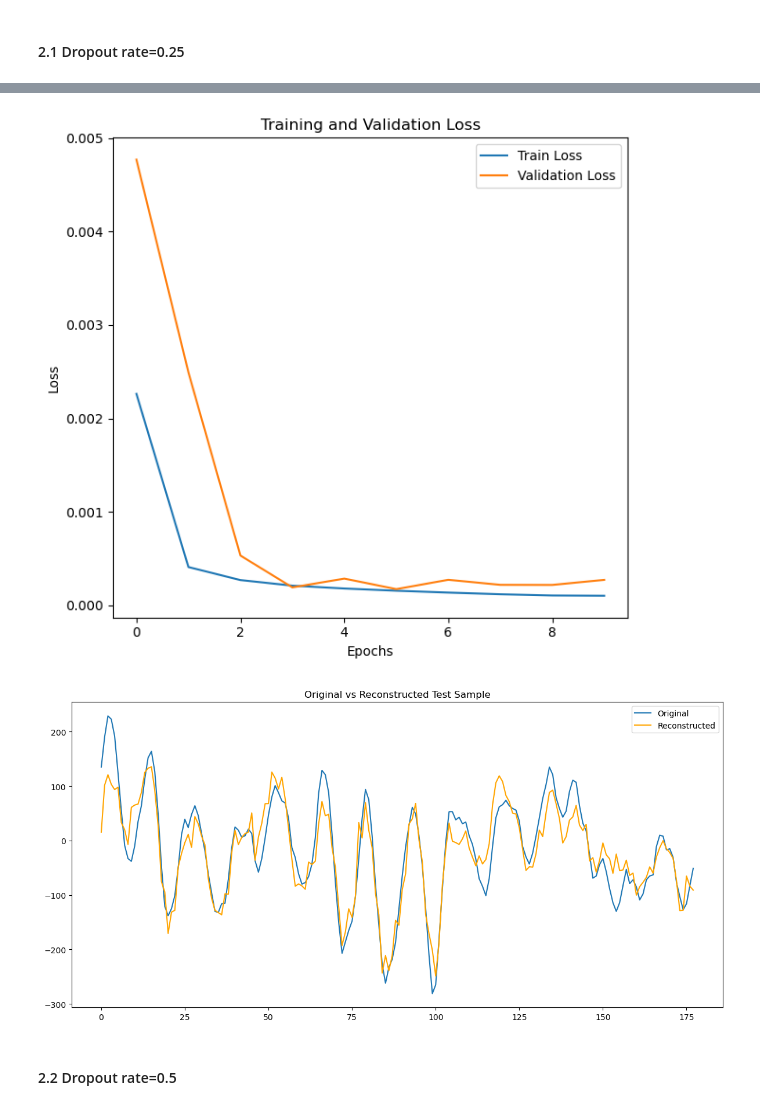
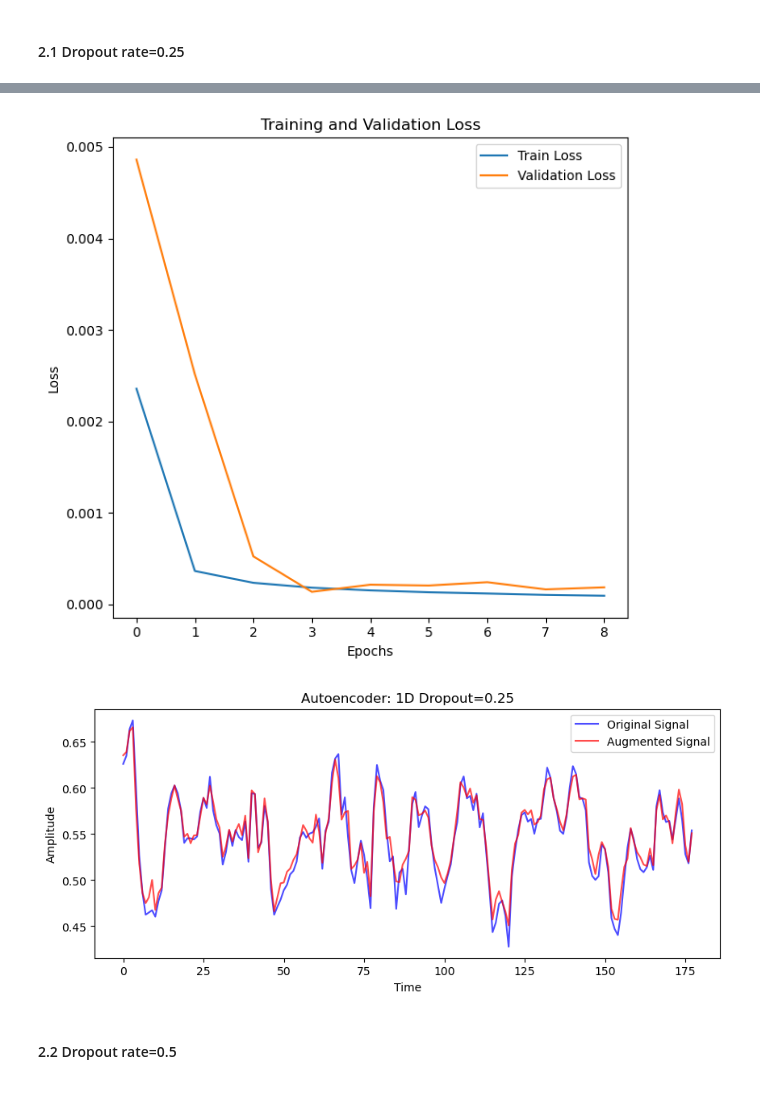
Before and after one commit to Accenture-Northwestern-Capstone/clinical, a Jupyter notebook: data_augmentation/autoencoder.ipynb, the cells around one changed output, grey strips where cells are left out. Drawn from its saved outputs; the diff is of its cells as text; code cells hidden in the pictures.

Commit message:
modify data_augmentation_pipeline; vae

```diff
--- a/data_augmentation/autoencoder.ipynb
+++ b/data_augmentation/autoencoder.ipynb
@@ -45,7 +54,7 @@ Using device: /device:GPU:0
 # %%
 # Model architecture
 
-def InceptionNucleus(input_layer, filters, one_d_dropout_rate=0):
+def InceptionNucleusEncoder(input_layer, filters, one_d_dropout_rate=0):
     branches = []
     for f in filters:
         x = Conv1D(filters=32, kernel_size=f, padding='same', activation='relu')(input_layer)
@@ -64,11 +73,15 @@ def InceptionNucleusTranspose(input_layer, filters):
     return output
 
 def create_eeg_autoencoder(one_d_dropout_rate=0, two_d_dropout_rate=0):
+    ## input size: (batch_size, 178, 1) or (178, 1)
+    ## Output size: (batch_size, 178, 1) or (1, 178, 1)
+
     # Encoder
-    inputs = Input(shape=(178, 1))
+    inputs = Input(shape=(178,))  # Change input shape to (178,) to match your data
+    x = tf.keras.layers.Lambda(lambda x: tf.expand_dims(x, axis=-1))(inputs)  # Add channel dimension for processing
 
     # Initial 1D Convolutional Layers with Inception Nucleus
-    x = InceptionNucleus(inputs, filters=[4, 8, 12], one_d_dropout_rate=one_d_dropout_rate)
+    x = InceptionNucleusEncoder(x, filters=[4, 8, 12], one_d_dropout_rate=one_d_dropout_rate)
 
     # Reshape for 2D Convolutions
     x = Reshape((x.shape[1], x.shape[2], 1))(x)
@@ -98,14 +111,9 @@ def create_eeg_autoencoder(one_d_dropout_rate=0, two_d_dropout_rate=0):
     autoencoder = Model(inputs=inputs, outputs=outputs)
     autoencoder.compile(optimizer='adam', loss='mse')
 
-    # Create a separate encoder model
-    encoder = Model(inputs=inputs, outputs=encoded)
+    return autoencoder
 
-    return autoencoder, encoder
-
-autoencoder, encoder = create_eeg_autoencoder()
+autoencoder = create_eeg_autoencoder()
 print ("Autoencoder:")
 autoencoder.summary()
-print ("Encoder:")
-encoder.summary()
 # %% [output]
@@ -299,7 +285,8 @@ Autoencoder model saved as 'autoencoder_model_no_dropout.h5'
 # %% [markdown]
 #### 2.1 Dropout rate=0.25
 # %%
-autoencoder, _ = train(device, X_train_scaled, X_test_scaled, epochs=10, batch_size=32, one_d_dropout_rate=0.25, two_d_dropout_rate=0)
-visualize(X_test[0], X_test_scaled[0], autoencoder, scaler)
+autoencoder = train(device, X_train_scaled, X_test_scaled, epochs=10, batch_size=32, one_d_dropout_rate=0.25, two_d_dropout_rate=0)
+reconstructed_signal = autoencoder.predict(X_test_scaled[0][np.newaxis, :, :],verbose=0)
+visualize(X_test_scaled[0].squeeze(), reconstructed_signal.squeeze(), title="Autoencoder: 1D Dropout=0.25")
 # %% [output]
 Epoch 1/10
@@ -322,5 +312,5 @@ Test loss (reconstruction error): 0.0002704446669667959
-[figure, old version]
+[figure, new version]
-[figure, old version]
+[figure, new version]
 # %% [markdown]
 #### 2.2 Dropout rate=0.5
 # %%
```
Also changed, not shown: parts of 38 cells of this notebook, 4 other files.
